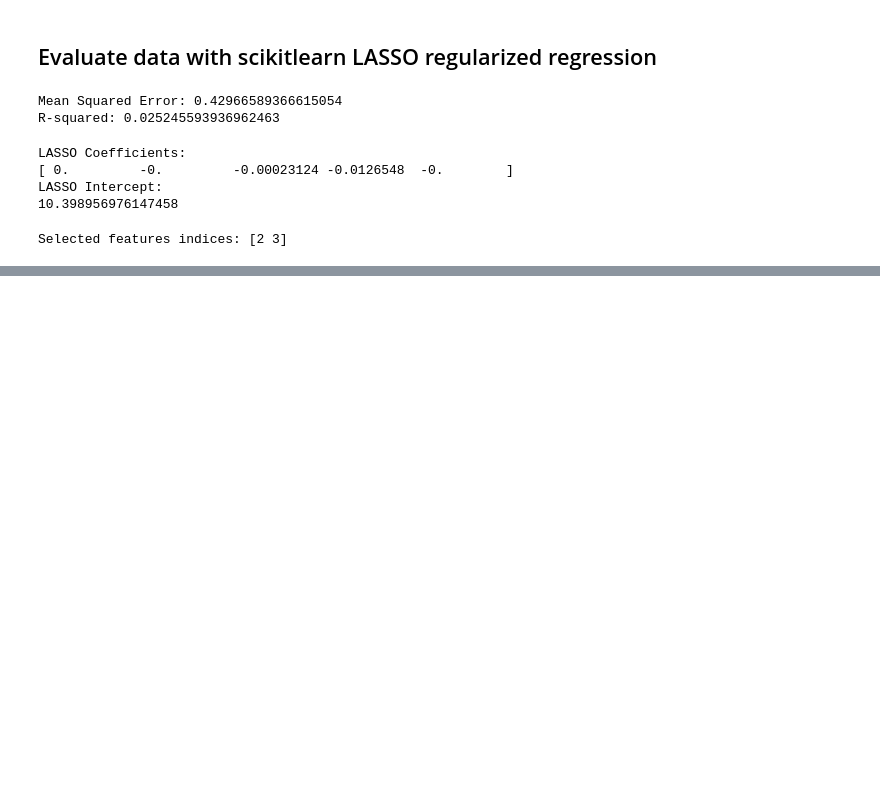
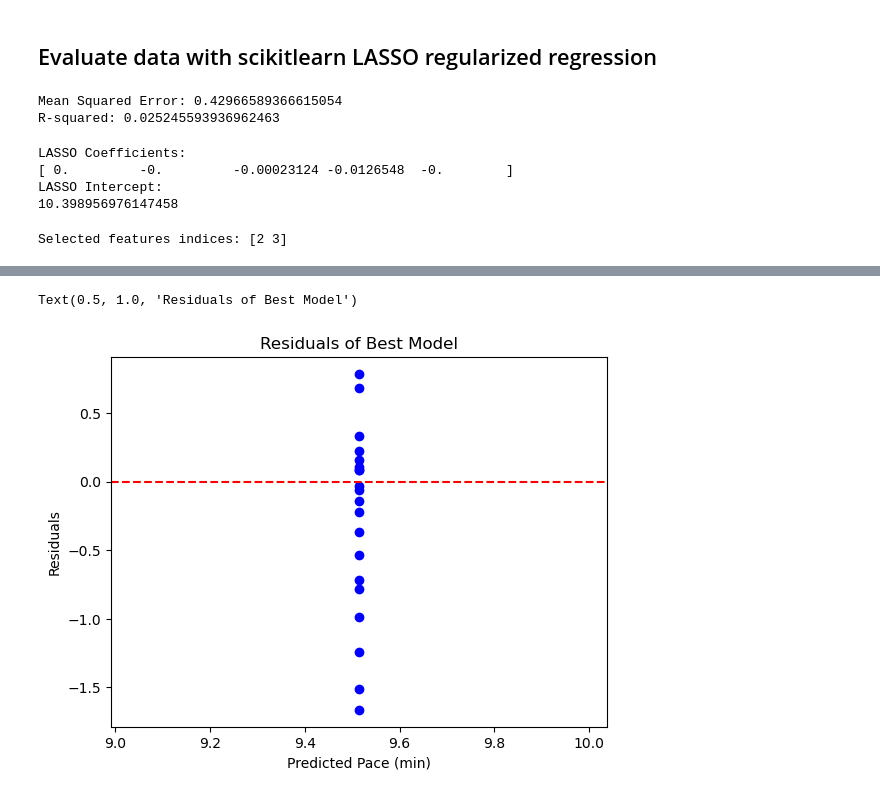
Before and after one commit to JackGP13/Data-Analysis, a Jupyter notebook: Marathon Training Analysis/Marathon Training.ipynb, the cells around one changed output, grey strips where cells are left out. Cells and saved outputs as stored; diff of their text form; code cells hidden in the pictures; blank space fills up the shorter version.

```diff
--- a/Marathon Training Analysis/Marathon Training.ipynb
+++ b/Marathon Training Analysis/Marathon Training.ipynb
@@ -211,0 +235,10 @@ Best LASSO Intercept:
+# %%
+# Plotting the residuals of the best model
+plt.scatter(Y2_pred_best, Y2_test - Y2_pred_best, color='blue')
+plt.axhline(0, color='red', linestyle='--')
+plt.xlabel('Predicted Pace (min)')
+plt.ylabel('Residuals')
+plt.title('Residuals of Best Model')
+# %% [output]
+Text(0.5, 1.0, 'Residuals of Best Model')
+[figure, added]
```
Also changed, not shown: parts of 5 cells of this notebook.
